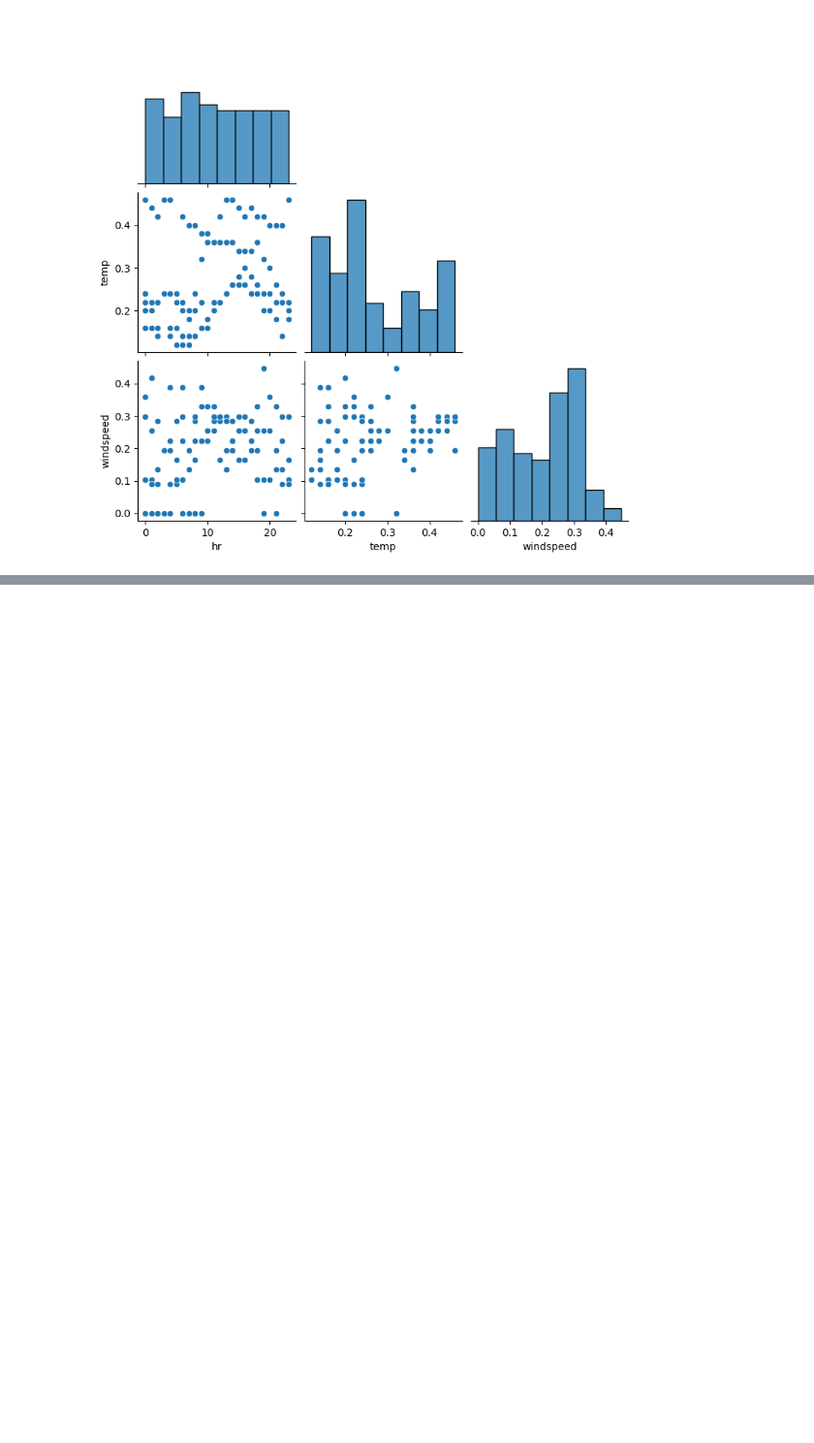
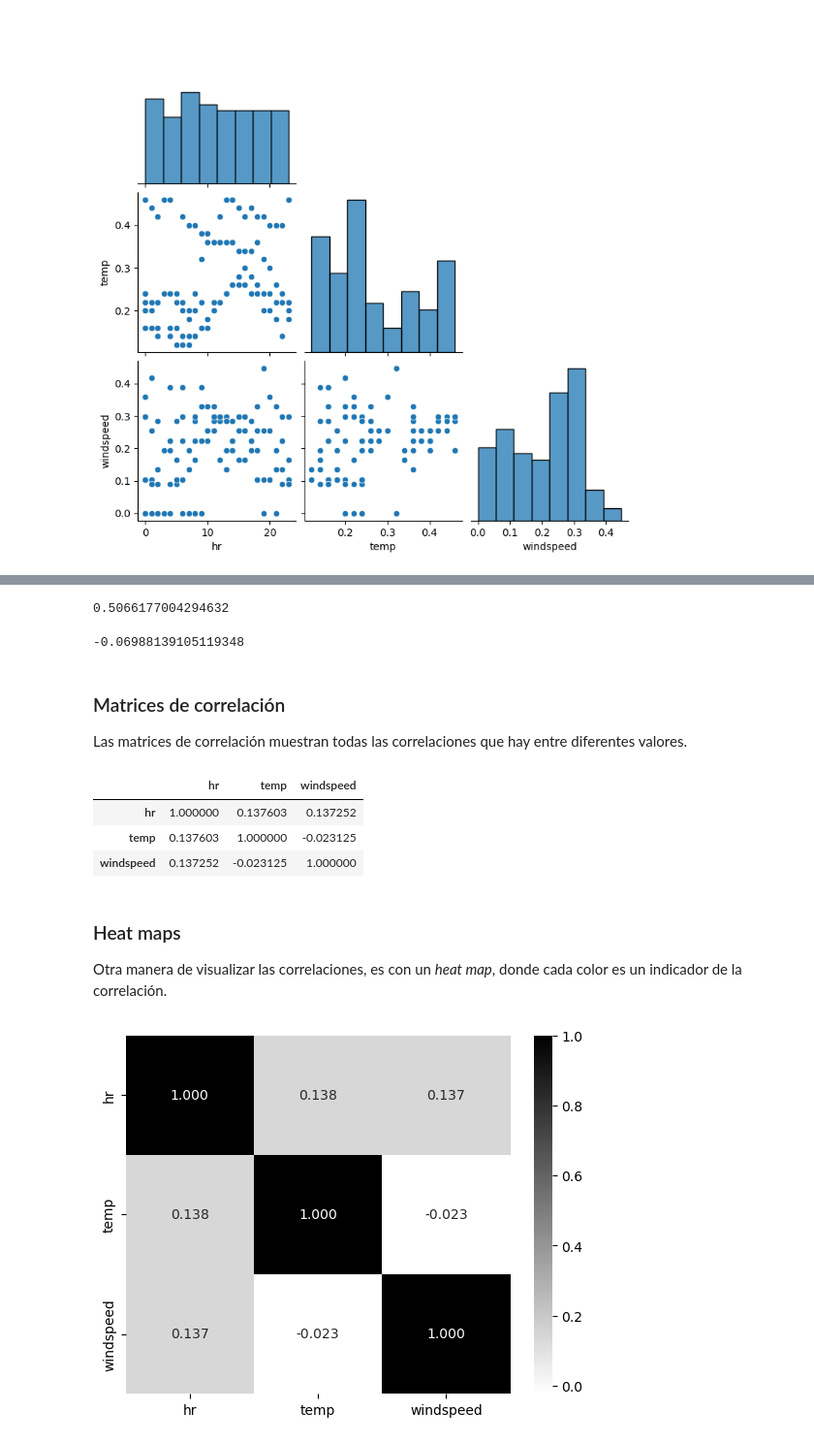
Before and after one commit to abrahambarrer/data_science-roadmap, a Jupyter notebook: notebooks_2/ch1_exploratory_analysis.ipynb, the cells around one changed output, grey strips where cells are left out. Shown at 97% size. Saved outputs shown, nothing was run; the diff lists cells and outputs as text; code cells hidden in the pictures; blank space fills up the shorter version.

```diff
--- a/notebooks_2/ch1/exploratory_analysis.ipynb
+++ b/notebooks_2/ch1_exploratory_analysis.ipynb
@@ -251,0 +263,30 @@ plt.show()
+# %%
+hour['casual'].corr(hour['registered']) # Coeficiente para casual y registered
+# %% [output]
+0.5066177004294632
+# %%
+hour['temp'].corr(hour['hum'])
+# %% [output]
+-0.06988139105119348
+# %% [markdown]
+### Matrices de correlación
+Las matrices de correlación muestran todas las correlaciones que hay entre diferentes valores.
+# %%
+names = ['hr', 'temp', 'windspeed']
+hour[names].corr()
+# %% [output]
+|  | hr | temp | windspeed |
+| hr | 1.000000 | 0.137603 | 0.137252 |
+| temp | 0.137603 | 1.000000 | -0.023125 |
+| windspeed | 0.137252 | -0.023125 | 1.000000 |
+# %% [markdown]
+### Heat maps
+Otra manera de visualizar las correlaciones, es con un *heat map*, donde cada color es un indicador de la correlación.
+# %%
+heat_map = hour[names].corr()
+sns.heatmap(heat_map, annot=True, cmap='binary', fmt=".3f",
+           xticklabels=names,
+           yticklabels=names)
+plt.show()
+# %% [output]
+[figure, added]
```
Also changed, not shown: parts of 4 cells of this notebook, 1 other file.
